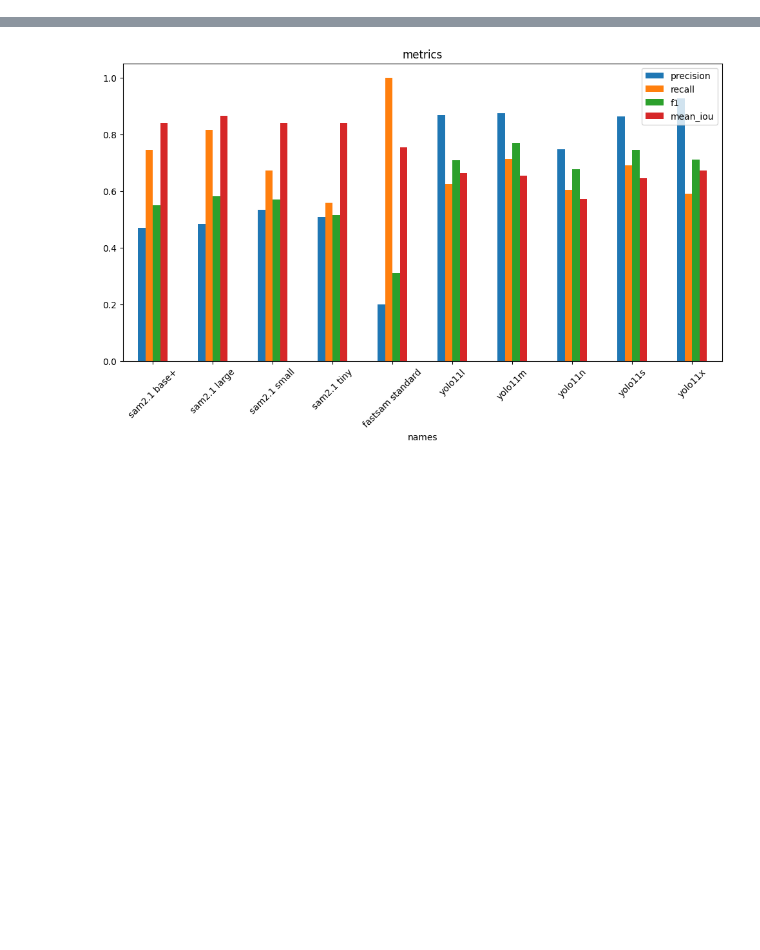
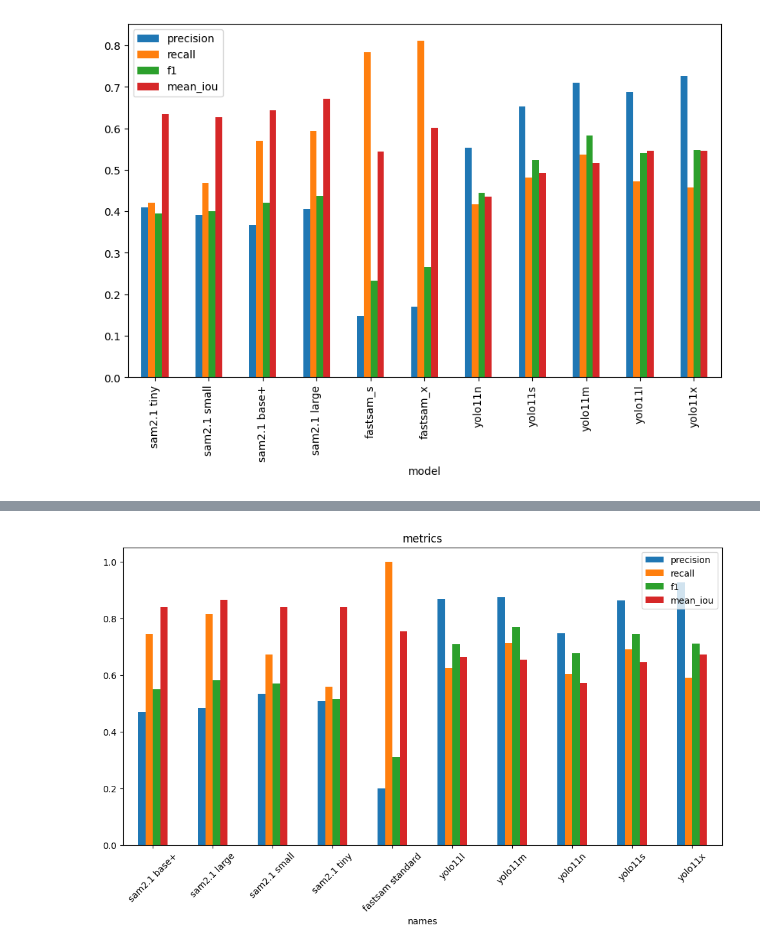
Before and after one commit to Trawirr/ParkingApp, a Jupyter notebook: evaluation/plot_models.ipynb, the cells around one changed output, grey strips where cells are left out. Drawn from its saved outputs; the diff is of its cells as text; code cells hidden in the pictures; blank space fills up the shorter version.

Commit message:
plotting data from df

```diff
--- a/evaluation/plot_models.ipynb
+++ b/evaluation/plot_models.ipynb
@@ -6,0 +9,38 @@ import os
+# %%
+def plot_df(data: pd.DataFrame, fields=['precision', 'recall', 'f1', 'mean_iou'], aggregate=[], filter=[]):
+    if filter:
+        filter_field, filter_value = filter
+        data[data[filter_field]==filter_value]
+
+    if aggregate:
+        agg_field, agg_method = aggregate
+        data = data.groupby([agg_field], as_index=False)[fields]
+
+        if agg_method == 'mean':
+            data = data.mean()
+        elif agg_method == 'sum':
+            data = data.sum()
+
+    data.set_index('model', inplace=True)
+    data.plot(kind='bar', figsize=(10, 6))
+    plt.show()
+# %%
+csv_path = r"C:\Users\gtraw\OneDrive\Pulpit\UM sem. 2\ProjektBadawczy\apps\evaluation\csvs\2024_11_14.csv"
+data = pd.read_csv(csv_path)
+
+categories = [
+'sam2.1 tiny',
+'sam2.1 small',
+'sam2.1 base+',
+'sam2.1 large',
+'fastsam_s',
+'fastsam_x',
+'yolo11n',
+'yolo11s',
+'yolo11m',
+'yolo11l',
+'yolo11x',
+
+]
+data['model'] = pd.Categorical(data['model'], categories=categories, ordered=True)
+data.head()
@@ -6,0 +54,4 @@ import os
+# %%
+plot_df(data, aggregate=['model', 'mean'], filter=[])
+# %% [output]
+[figure, added]
```
Also changed, not shown: parts of 4 cells of this notebook.
